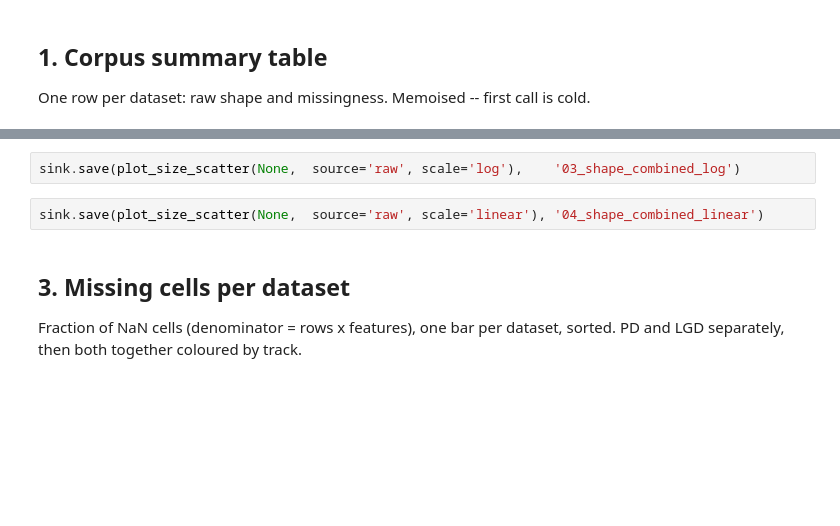
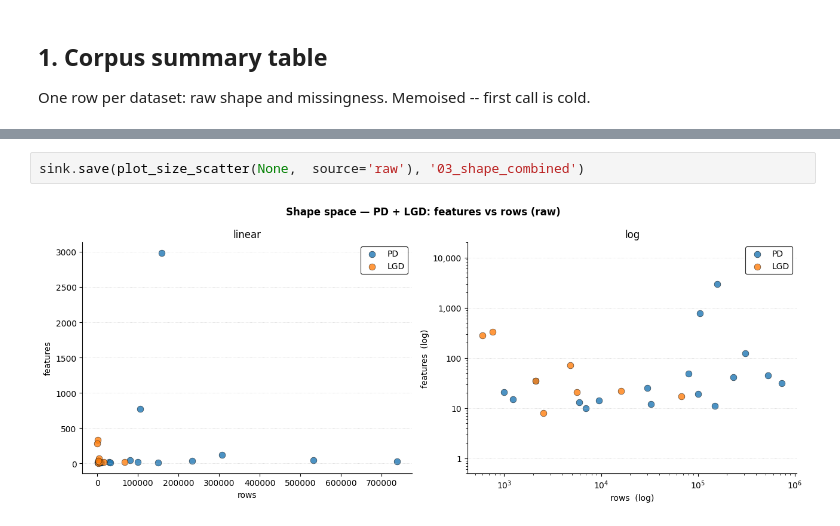
Before and after one commit to andreasgoethals/CreditPFN, a Jupyter notebook: notebooks/0.0. raw_data_exploration.ipynb, the cells around one changed output, grey strips where cells are left out. Saved outputs shown, nothing was run; the diff lists cells and outputs as text; blank space fills up the shorter version.

```diff
--- a/notebooks/0.0. raw_data_exploration.ipynb
+++ b/notebooks/0.0. raw_data_exploration.ipynb
@@ -47,9 +79,4 @@ sink.save(plot_size_scatter('lgd', source='raw'), '02_shape_lgd')
 # %%
-sink.save(plot_size_scatter(None,  source='raw', scale='log'),    '03_shape_combined_log')
+sink.save(plot_size_scatter(None,  source='raw'), '03_shape_combined')
+# %% [output]
+[figure, added]
-# %%
-sink.save(plot_size_scatter(None,  source='raw', scale='linear'), '04_shape_combined_linear')
-# %% [markdown]
-## 3. Missing cells per dataset
-
-Fraction of NaN cells (denominator = rows x features), one bar per dataset,
-sorted. PD and LGD separately, then both together coloured by track.
```
Also changed, not shown: parts of 24 cells of this notebook, 5 other files.
